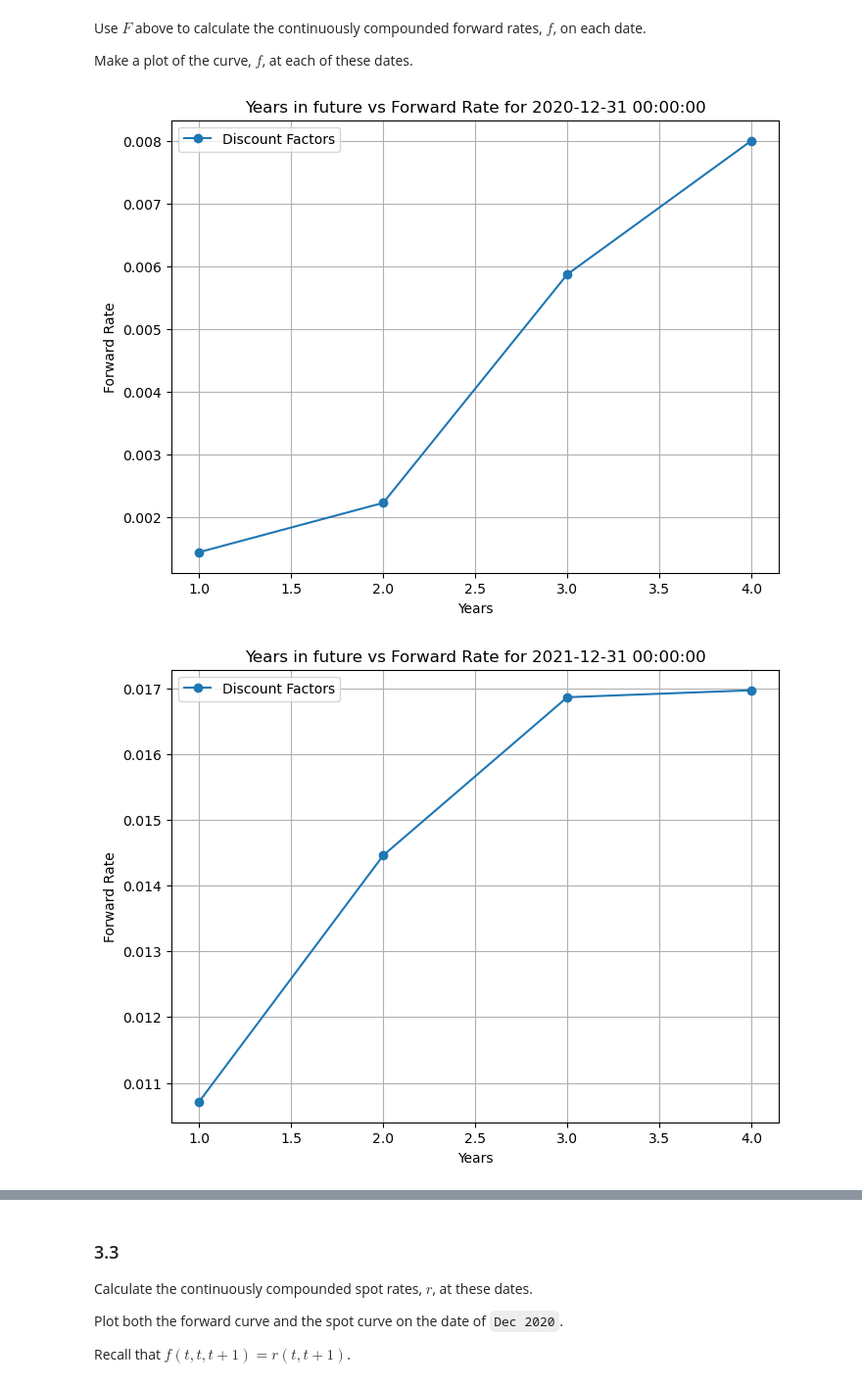
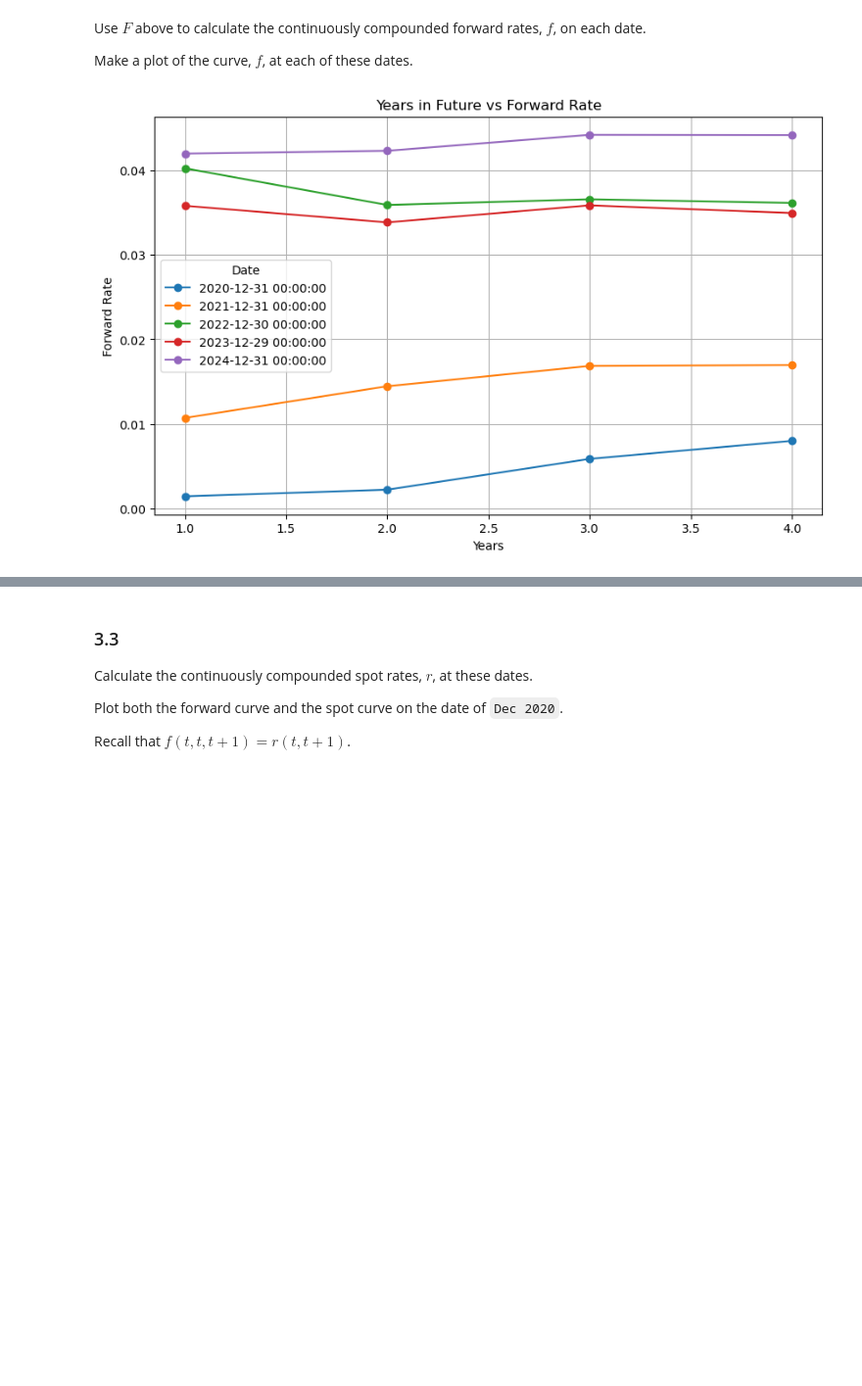
Before and after one commit to vinnyyx/finm-fixedincome-2025, a Jupyter notebook: homework/HW4 Solution.ipynb, the cells around one changed output, grey strips where cells are left out. Shown at 98% size. Cells and saved outputs as stored; diff of their text form; code cells hidden in the pictures; blank space fills up the shorter version.

```diff
--- a/homework/HW4 Solution.ipynb
+++ b/homework/HW4 Solution.ipynb
@@ -310,15 +310,16 @@ years = [1, 2, 3, 4]
 start_date = datetime(2020, 12, 31)
 date_list = [datetime(2020, 12, 31), datetime(2021, 12, 31), datetime(2022, 12, 30), datetime(2023, 12, 29), datetime(2024, 12, 31)]
 # %%
+plt.figure(figsize=(10, 6))  # Create a single figure
+
 for date in date_list:
     date_row = fb_strips.loc[date][['Forward 2-1', 'Forward 3-2', 'Forward 4-3', 'Forward 5-4']].tolist()
+    plt.plot(years, date_row, marker='o', linestyle='-', label=f'{date}')  # Add a label for each date
 
-    plt.figure(figsize=(8, 6))
-    plt.plot(years, date_row, marker='o', linestyle='-', label='Discount Factors')
-    plt.title(f'Years in future vs Forward Discount Factor for {date}')
-    plt.xlabel('Years')
-    plt.ylabel('Forward Discount Factor')
-    plt.grid(True)
-    plt.legend()
-    plt.show()
+plt.title('Years in Future vs Forward Discount Factor')
+plt.xlabel('Years')
+plt.ylabel('Forward Discount Factor')
+plt.grid(True)
+plt.legend(title='Date')  # Add legend with title
+plt.show()
 # %% [output]
@@ -339,17 +336,17 @@ for i in range(4):
     name2_val = f'Forward Rate {i + 2}-{i + 1}'
     fb_strips[name2_val] = 1 - fb_strips[name1_val]
 # %%
+plt.figure(figsize=(10, 6))  # Create a single figure
+
 for date in date_list:
     date_row = fb_strips.loc[date][['Forward Rate 2-1', 'Forward Rate 3-2', 'Forward Rate 4-3', 'Forward Rate 5-4']].tolist()
+    plt.plot(years, date_row, marker='o', linestyle='-', label=f'{date}')  # Add a label for each date
 
-    plt.figure(figsize=(8, 6))
-    plt.plot(years, date_row, marker='o', linestyle='-', label='Discount Factors')
-    plt.title(f'Years in future vs Forward Rate for {date}')
-    plt.xlabel('Years')
-    plt.ylabel('Forward Rate')
-    plt.grid(True)
-    plt.legend()
-    plt.show()
+plt.title('Years in Future vs Forward Rate')
+plt.xlabel('Years')
+plt.ylabel('Forward Rate')
+plt.grid(True)
+plt.legend(title='Date')  # Add legend with title
+plt.show()  # Show the combined plot
 # %% [output]
-[figure, old version]
+[figure, new version]
-[figure, removed]
```
Also changed, not shown: parts of 2 cells of this notebook.
